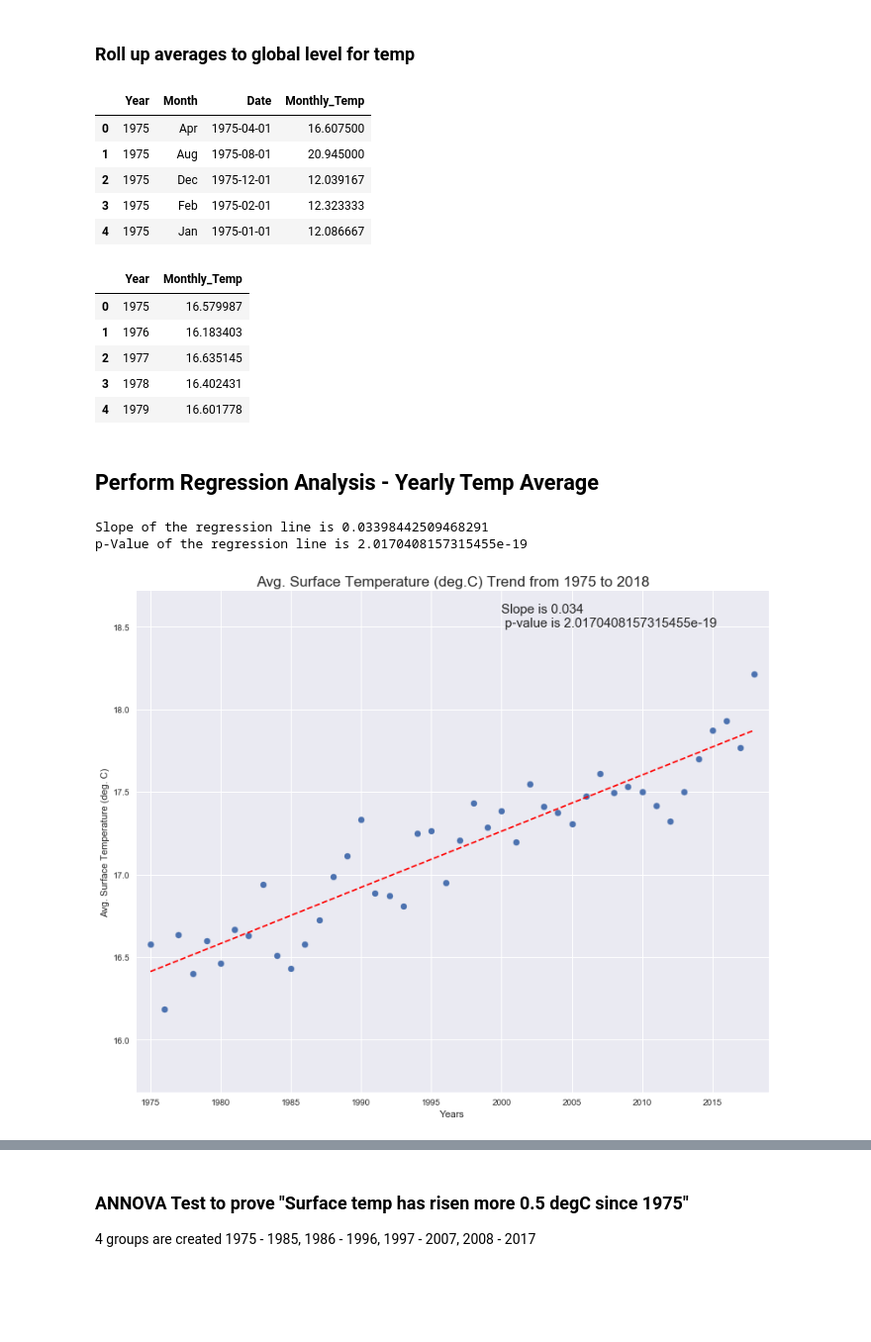
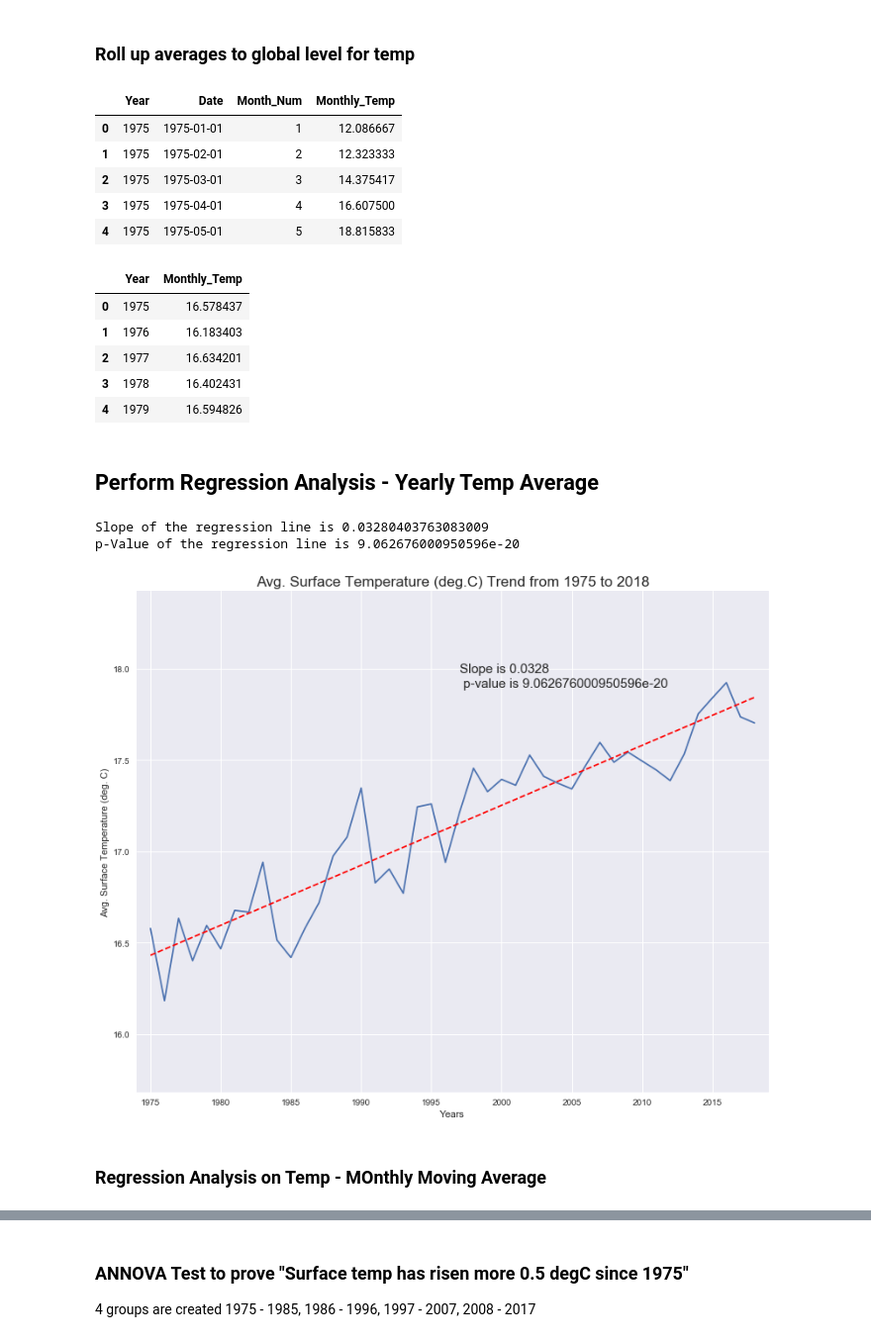
Before and after one commit to Madhuram-S/Thermal_Warming, a Jupyter notebook: Code/exploreTemperatureData.ipynb, the cells around one changed output, grey strips where cells are left out. Shown at 99% size. Cells and saved outputs as stored; diff of their text form; code cells hidden in the pictures; blank space fills up the shorter version.

Commit message:
Exploratory plots

```diff
--- a/Code/exploreTemperatureData.ipynb
+++ b/Code/exploreTemperatureData.ipynb
@@ -20,7 +21,8 @@ warnings.filterwarnings('ignore')
 # Global declarations
 data_path = "..\data"
 
-dataFile = "AvgTempCYear_1.csv"
+#dataFile = "AvgTempCYear_1.csv"
+dataFile = "NaN_Replaced_Temps.csv"
 
 #Output folders
 result_dir = "..\output"
@@ -88,7 +71,8 @@ dtype: int64
 # %%
+# NOt required ----
 # fill the NA with rowwise means
-rowMeans = tempDF[['Jan','Feb','Mar','Apr','May','Jun','Jul','Aug','Sep','Oct','Nov','Dec']].mean(axis = 1)
-rowMeans
+#rowMeans = tempDF[['Jan','Feb','Mar','Apr','May','Jun','Jul','Aug','Sep','Oct','Nov','Dec']].mean(axis = 1)
+#rowMeans
 
-tempDF = tempDF.apply(lambda r: r.fillna(rowMeans[r.index]))
+#tempDF = tempDF.apply(lambda r: r.fillna(rowMeans[r.index]))
 # %%
@@ -112,12 +96,18 @@ temp_flatDF.head()
 | 3 | ALGERIA | 1978 | Jan | 9.1 |
 | 4 | ALGERIA | 1979 | Jan | 13.0 |
 # %%
+#Convert month names to month number
+month_num = dict((v,k) for k,v in enumerate(calendar.month_abbr))
+
+temp_flatDF['Month_Num'] = temp_flatDF['Month'].apply(lambda r: month_num[r] )
+
 # Add Date column, example 01-Jan-1975
 temp_flatDF['Date'] = temp_flatDF['Year'].astype(str)+'-'+temp_flatDF['Month'].astype(str)+'-01'
-temp_flatDF.head()
-#temp_flatDF['Date'] =
 temp_flatDF['Date'] = temp_flatDF['Date'].apply(lambda r: datetime.strptime(r , '%Y-%b-%d'))
 
+temp_flatDF.sort_values(by = ['Year','Month_Num'])
+
+
 temp_flatDF.dtypes
 # %% [output]
 Country                 object
@@ -131,18 +122,22 @@ dtype: object
 # %%
 # Group by year and month and aggregate values by mean()
 
-temp_GDF_YM = temp_flatDF.groupby(['Year','Month','Date']).agg(np.mean)
+temp_GDF_YM = temp_flatDF.groupby(['Year','Date','Month_Num']).agg(np.mean)
 
 temp_GDF_YM.reset_index(inplace = True)
 
+
+temp_GDF_YM.sort_values(by = ['Year','Month_Num'])
+
 temp_GDF_YM.head()
+#temp_GDF_YM.dtypes
 # %% [output]
-|  | Year | Month | Date | Monthly_Temp |
-| 0 | 1975 | Apr | 1975-04-01 | 16.607500 |
-| 1 | 1975 | Aug | 1975-08-01 | 20.945000 |
-| 2 | 1975 | Dec | 1975-12-01 | 12.039167 |
-| 3 | 1975 | Feb | 1975-02-01 | 12.323333 |
-| 4 | 1975 | Jan | 1975-01-01 | 12.086667 |
+|  | Year | Date | Month_Num | Monthly_Temp |
+| 0 | 1975 | 1975-01-01 | 1 | 12.086667 |
+| 1 | 1975 | 1975-02-01 | 2 | 12.323333 |
+| 2 | 1975 | 1975-03-01 | 3 | 14.375417 |
+| 3 | 1975 | 1975-04-01 | 4 | 16.607500 |
+| 4 | 1975 | 1975-05-01 | 5 | 18.815833 |
 # %%
 # Group by year aggregate values by mean()
 
@@ -153,11 +148,11 @@ temp_GDF_Y.reset_index(inplace = True)
 temp_GDF_Y.head()
 # %% [output]
 |  | Year | Monthly_Temp |
-| 0 | 1975 | 16.579987 |
+| 0 | 1975 | 16.578437 |
 | 1 | 1976 | 16.183403 |
-| 2 | 1977 | 16.635145 |
+| 2 | 1977 | 16.634201 |
 | 3 | 1978 | 16.402431 |
-| 4 | 1979 | 16.601778 |
+| 4 | 1979 | 16.594826 |
 # %% [markdown]
 ## Perform Regression Analysis - Yearly Temp Average
 # %%
@@ -170,29 +165,31 @@ fit = slope * x_axis + intercept
 print(f"Slope of the regression line is {slope}")
 print(f"p-Value of the regression line is {p_value}")
 # %% [output]
-Slope of the regression line is 0.03398442509468291
-p-Value of the regression line is 2.0170408157315455e-19
+Slope of the regression line is 0.03280403763083009
+p-Value of the regression line is 9.062676000950596e-20
 # %%
 # Plot a simple timeseries plot
 fig,ax = plt.subplots(figsize = (11,9))
 
-ax.scatter(x_axis, y_axis)
+ax.plot(x_axis, y_axis)
 ax.plot(x_axis, fit, 'r--')
 
 ax.set_xlim(x_axis.min()-1, x_axis.max()+1)
 ax.set_ylim(y_axis.min()-0.5, y_axis.max()+0.5)
 
 ax.set_xlabel("Years", fontsize = 11)
 ax.set_ylabel("Avg. Surface Temperature (deg. C)", fontsize = 11)
 
 ax.set_title(f"Avg. Surface Temperature (deg.C) Trend from {min(x_axis)} to {max(x_axis)}", fontsize = 17)
 
-ax.text(2000,18.5, f"Slope is {round(slope, 4)} \n p-value is {p_value}", fontsize = 15)
+ax.text(1997,17.9, f"Slope is {round(slope, 4)} \n p-value is {p_value}", fontsize = 15)
 
 plt.tight_layout()
 
 plt.savefig(os.path.join(image_dir, "AvgTemp_regressFit.png"))
 
 plt.show()
 # %% [output]
-[figure, old version]
+[figure, new version]
+# %% [markdown]
+### Regression Analysis on Temp - MOnthly Moving Average
```
Also changed, not shown: parts of 10 cells of this notebook, 11 other files.
